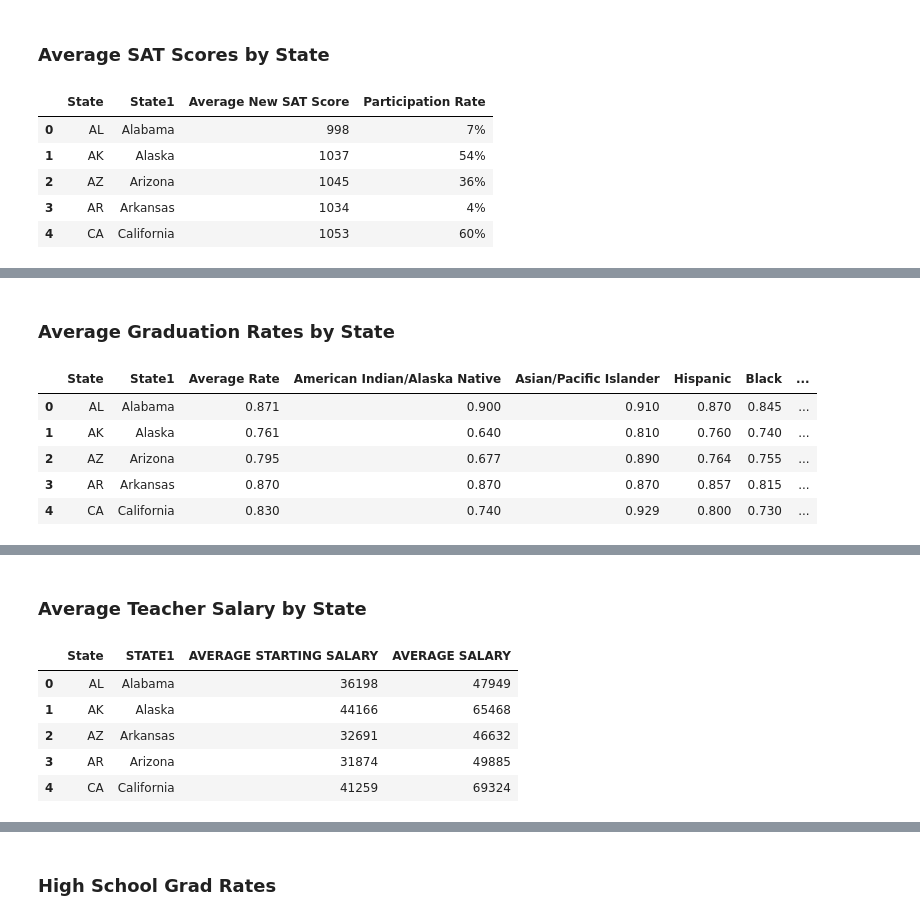
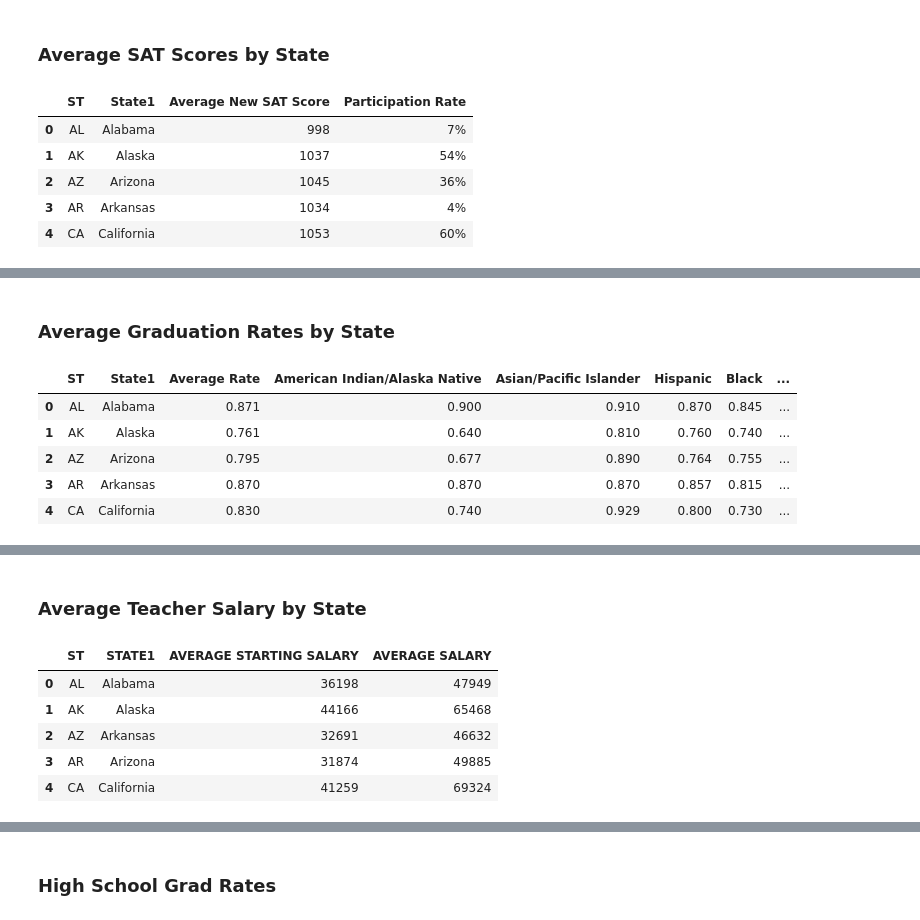
Before and after one commit to jelizalo/project-one, a Jupyter notebook: ProjectMaster.ipynb, the cells around one changed output, grey strips where cells are left out. Drawn from its saved outputs; the diff is of its cells as text; code cells hidden in the pictures.

```diff
--- a/ProjectMaster.ipynb
+++ b/ProjectMaster.ipynb
@@ -102,10 +128,11 @@ py.iplot(map)
 # %%
 # import csv and create dataframe
 sat_scores = os.path.join('Resources', 'SATscores.csv')
 sat_df = pd.read_csv(sat_scores)
+sat_df = sat_df.rename(columns={"State":"ST"})
 sat_df.head()
 # %% [output]
-|  | State | State1 | Average New SAT Score | Participation Rate |
+|  | ST | State1 | Average New SAT Score | Participation Rate |
 | 0 | AL | Alabama | 998 | 7% |
 | 1 | AK | Alaska | 1037 | 54% |
 | 2 | AZ | Arizona | 1045 | 36% |
@@ -129,9 +156,10 @@ py.iplot(map)
 # import csv and create dataframe
 grad_rates = os.path.join('Resources','gradrates.csv')
 grad_df = pd.read_csv(grad_rates)
+grad_df = grad_df.rename(columns={"State":"ST"})
 grad_df.head()
 # %% [output]
-|  | State | State1 | Average Rate | American Indian/Alaska Native | Asian/Pacific Islander | Hispanic | Black | ... |
+|  | ST | State1 | Average Rate | American Indian/Alaska Native | Asian/Pacific Islander | Hispanic | Black | ... |
 | 0 | AL | Alabama | 0.871 | 0.900 | 0.910 | 0.870 | 0.845 | ... |
 | 1 | AK | Alaska | 0.761 | 0.640 | 0.810 | 0.760 | 0.740 | ... |
 | 2 | AZ | Arizona | 0.795 | 0.677 | 0.890 | 0.764 | 0.755 | ... |
@@ -186,9 +214,10 @@ py.iplot(map)
 # %%
 teacher_salary = os.path.join('Resources', 'teachersalary.csv')
 teacher_df = pd.read_csv(teacher_salary)
+teacher_df = teacher_df.rename(columns={"State":"ST"})
 teacher_df.head()
 # %% [output]
-|  | State | STATE1 | AVERAGE STARTING SALARY | AVERAGE SALARY |
+|  | ST | STATE1 | AVERAGE STARTING SALARY | AVERAGE SALARY |
 | 0 | AL | Alabama | 36198 | 47949 |
 | 1 | AK | Alaska | 44166 | 65468 |
 | 2 | AZ | Arkansas | 32691 | 46632 |
```
Also changed, not shown: parts of 22 cells of this notebook.
